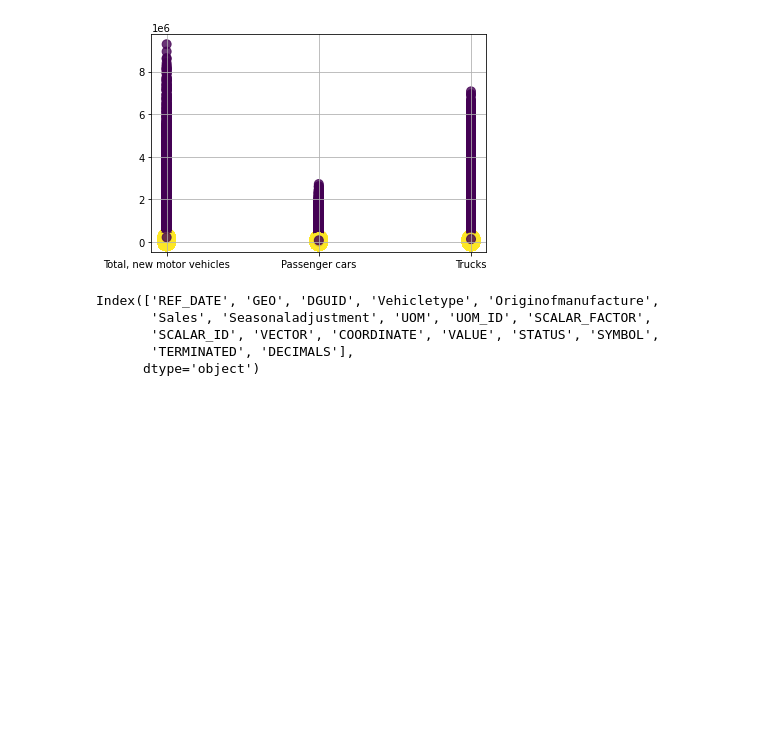
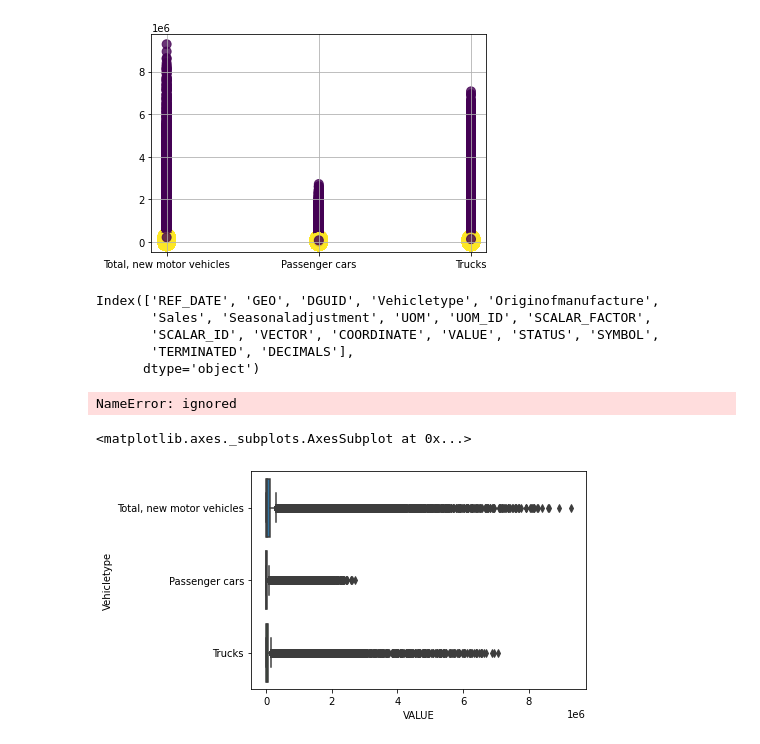
Before and after one commit to hiren1204/Dashboard, a Jupyter notebook: DAB_103_Automotive_Project.ipynb, the cells around one changed output. Drawn from its saved outputs; the diff is of its cells as text; code cells hidden in the pictures; blank space fills up the shorter version.

```diff
--- a/DAB_103_Automotive_Project.ipynb
+++ b/DAB_103_Automotive_Project.ipynb
@@ -254,3 +274,24 @@ Index(['REF_DATE', 'GEO', 'DGUID', 'Vehicletype', 'Originofmanufacture',
        'SCALAR_ID', 'VECTOR', 'COORDINATE', 'VALUE', 'STATUS', 'SYMBOL',
        'TERMINATED', 'DECIMALS'],
       dtype='object')
+# %%
+vehicle_type = df['Vehicletype']
+
+# Plot the CDFs
+Cdf(vehicle_type['Passenger cars']).plot(label='High school')
+Cdf(vehicle_type['Trucks']).plot(label='Associate')
+#Cdf(vehicle_type[bach]).plot(label='Bachelor')
+
+# Label the axes
+plt.xlabel('Income (1986 USD)')
+plt.ylabel('CDF')
+plt.legend()
+plt.show()
+# %% [output]
+NameError: ignored
+# %%
+# Make a box plot
+sns.boxplot(x='VALUE', y='Vehicletype', data=df)
+# %% [output]
+<matplotlib.axes._subplots.AxesSubplot at 0x...>
+[figure, added]
```
Also changed, not shown: parts of 5 cells of this notebook.
